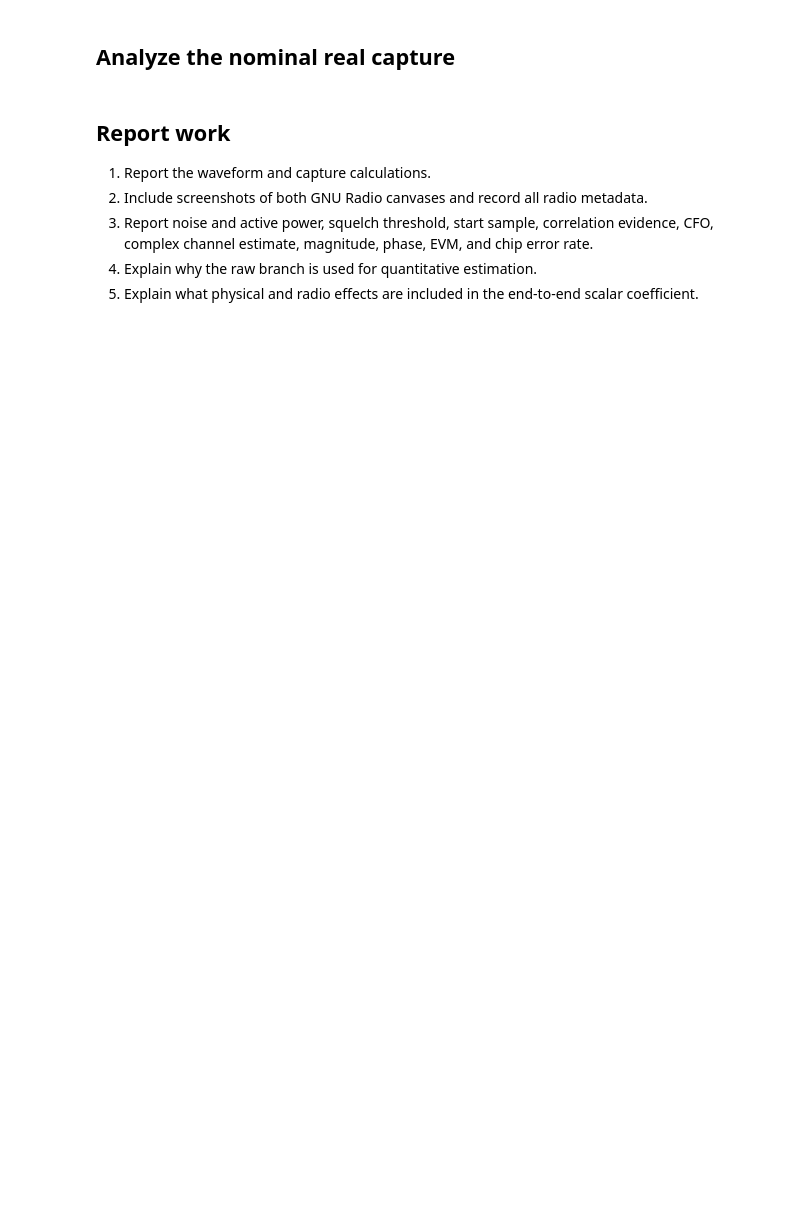
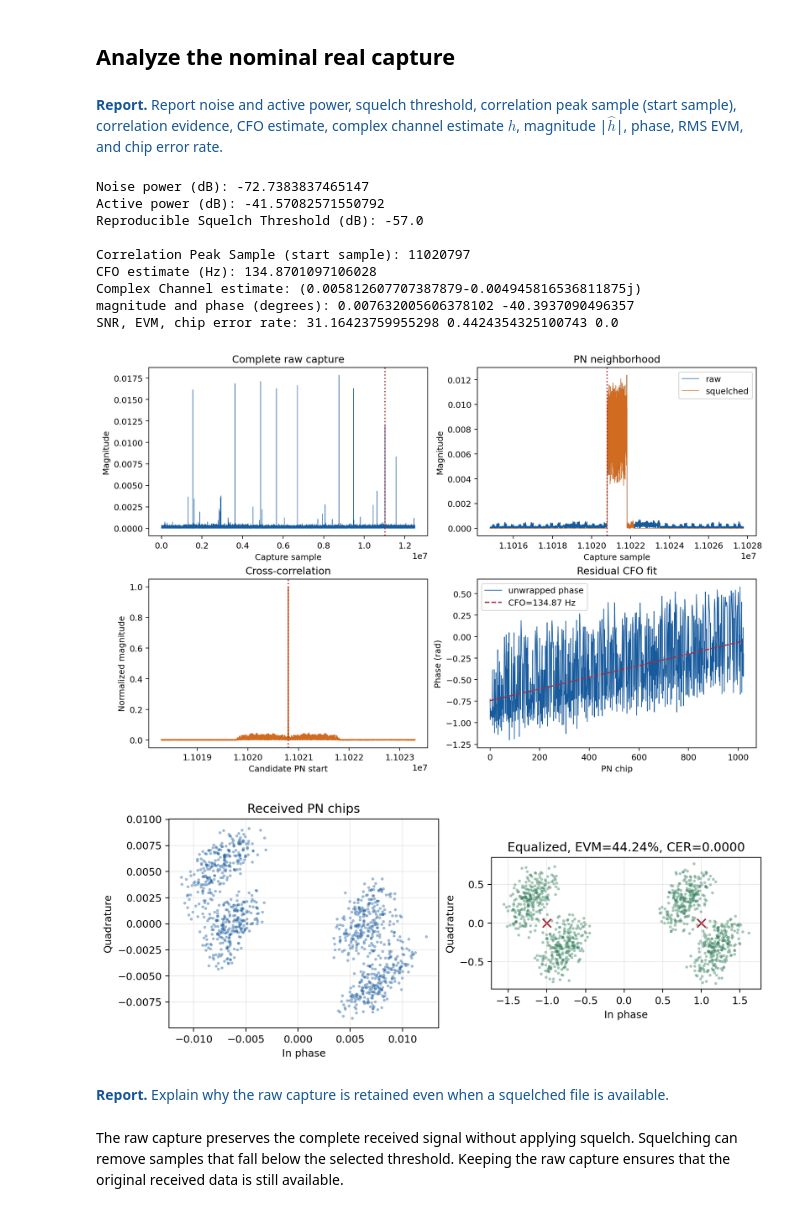
Before and after one commit to 48774861/Embedded-Wireless-Design-Labs, a Jupyter notebook: Lab4/Lab4_Task3_PN_Channel_Estimation_Student.ipynb, the cells around one changed output. Drawn from its saved outputs; the diff is of its cells as text; code cells hidden in the pictures; blank space fills up the shorter version.

Commit message:
Lab 4 Task 3 Implemenation & Report finished

```diff
--- a/Lab4/Lab4_Task3_PN_Channel_Estimation_Student.ipynb
+++ b/Lab4/Lab4_Task3_PN_Channel_Estimation_Student.ipynb
@@ -99,42 +146,56 @@ The two-second quiet lead-in occurs inside the finite file. The PN period itself
 # %% [markdown]
 ## Analyze the nominal real capture
+# %% [markdown]
+<span style="color:#165696"><b>Report.</b> Report noise and active power, squelch threshold, correlation peak sample (start sample), correlation evidence, CFO estimate, complex channel estimate $\hat h$, magnitude |$\hat h$|, phase, RMS EVM, and chip error rate. </span>
 # %%
 from lab4_dsp import pn_sequence
 from lab4_tools import analyze_pn_capture, plot_real_pn_measurement
 
-raw_path = CAPTURE_DIR / "task4_gain25_run1_raw_c64.dat"
-squelched_path = CAPTURE_DIR / "task4_gain25_run1_squelched_c64.dat"
+raw_path = CAPTURE_DIR / "task3_gain25_run1_raw_c64.dat"
+squelched_path = CAPTURE_DIR / "task3_gain25_run1_squelched_c64.dat"
 noise_path = CAPTURE_DIR / "task3_noise_c64.dat"
 if not raw_path.is_file():
     raise FileNotFoundError(f"Run GNU Radio first. Missing {raw_path}")
 
 record = analyze_pn_capture(
     raw_path,
     noise_path=noise_path,
     squelched_path=squelched_path,
 )
 training = pn_sequence(10)
 corrected = np.asarray(record["corrected"])
 
-# To do: calculate scalar least squares and equalize.
-channel_estimate = ...
-equalized = ...
+# Calculate scalar least squares and equalize.
+channel_estimate = np.vdot(training, corrected) / np.vdot(training, training)
+equalized = corrected / channel_estimate
 
 assert np.allclose(channel_estimate, record["channel"])
 assert np.allclose(equalized, record["equalized"])
-print("start sample:", record["start_sample"])
-print("CFO (Hz):", record["cfo_hz"])
-print("channel estimate:", channel_estimate)
+print("Noise power (dB):", record["noise_power_db"])
+print("Active power (dB):", record["active_power_db"])
+print(f"Reproducible Squelch Threshold (dB): {np.round((record['noise_power_db'] + record['active_power_db']) / 2)}")
+print()
+print("Correlation Peak Sample (start sample):", record["start_sample"])
+print("CFO estimate (Hz):", record["cfo_hz"])
+print("Complex Channel estimate:", channel_estimate)
 print("magnitude and phase (degrees):", abs(channel_estimate), np.rad2deg(np.angle(channel_estimate)))
 print("SNR, EVM, chip error rate:", record["snr_db"], record["evm"], record["chip_error_rate"])
 
 for path in plot_real_pn_measurement(record, FIGURE_DIR):
     display(Image(filename=path))
+# %% [output]
+Noise power (dB): -72.7383837465147
+Active power (dB): -41.57082571550792
+Reproducible Squelch Threshold (dB): -57.0
+
+Correlation Peak Sample (start sample): 11020797
+CFO estimate (Hz): 134.8701097106028
+Complex Channel estimate: (0.005812607707387879-0.004945816536811875j)
+magnitude and phase (degrees): 0.007632005606378102 -40.3937090496357
+SNR, EVM, chip error rate: 31.16423759955298 0.4424354325100743 0.0
+[figure, added]
+[figure, added]
-# %% [markdown]
-## Report work
-
-1. Report the waveform and capture calculations.
-2. Include screenshots of both GNU Radio canvases and record all radio metadata.
-3. Report noise and active power, squelch threshold, start sample, correlation evidence, CFO, complex channel estimate, magnitude, phase, EVM, and chip error rate.
-4. Explain why the raw branch is used for quantitative estimation.
-5. Explain what physical and radio effects are included in the end-to-end scalar coefficient.
+# %% [markdown]
+<span style="color:#165696"><b>Report.</b> Explain why the raw capture is retained even when a squelched file is available. </span>
+# %% [markdown]
+The raw capture preserves the complete received signal without applying squelch. Squelching can remove samples that fall below the selected threshold. Keeping the raw capture ensures that the original received data is still available.
```
Also changed, not shown: parts of 19 cells of this notebook, 11 other files.
